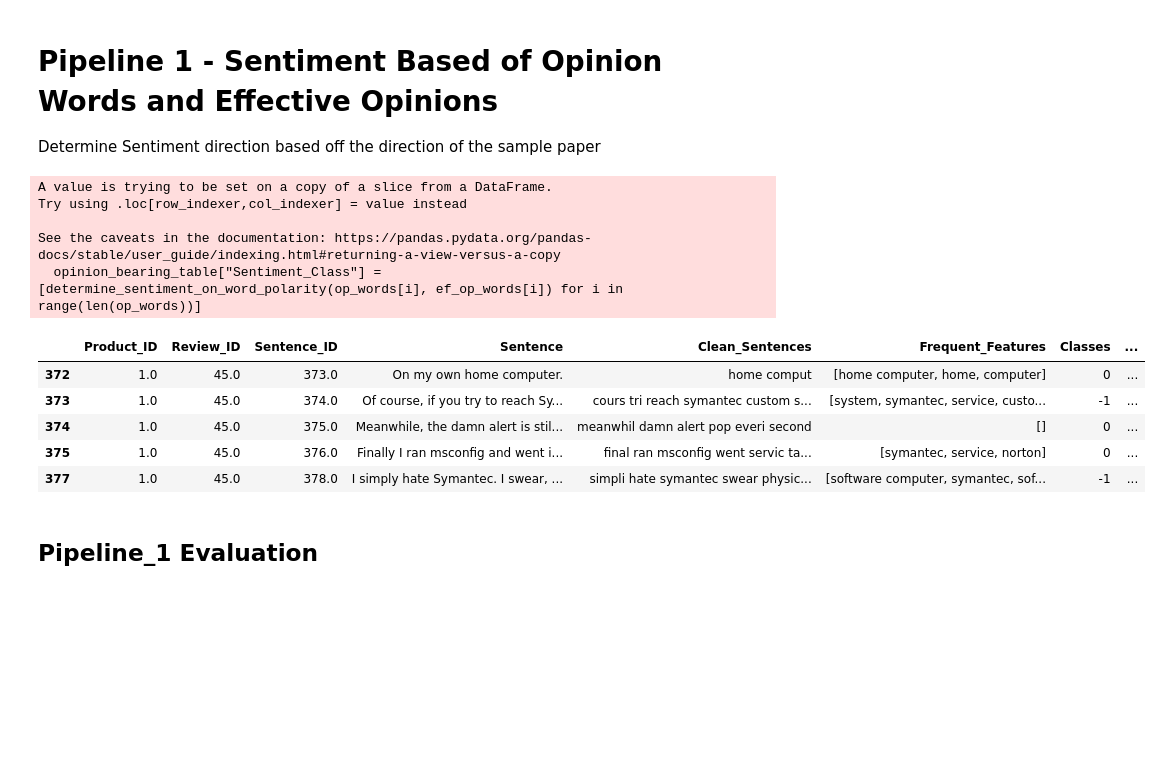
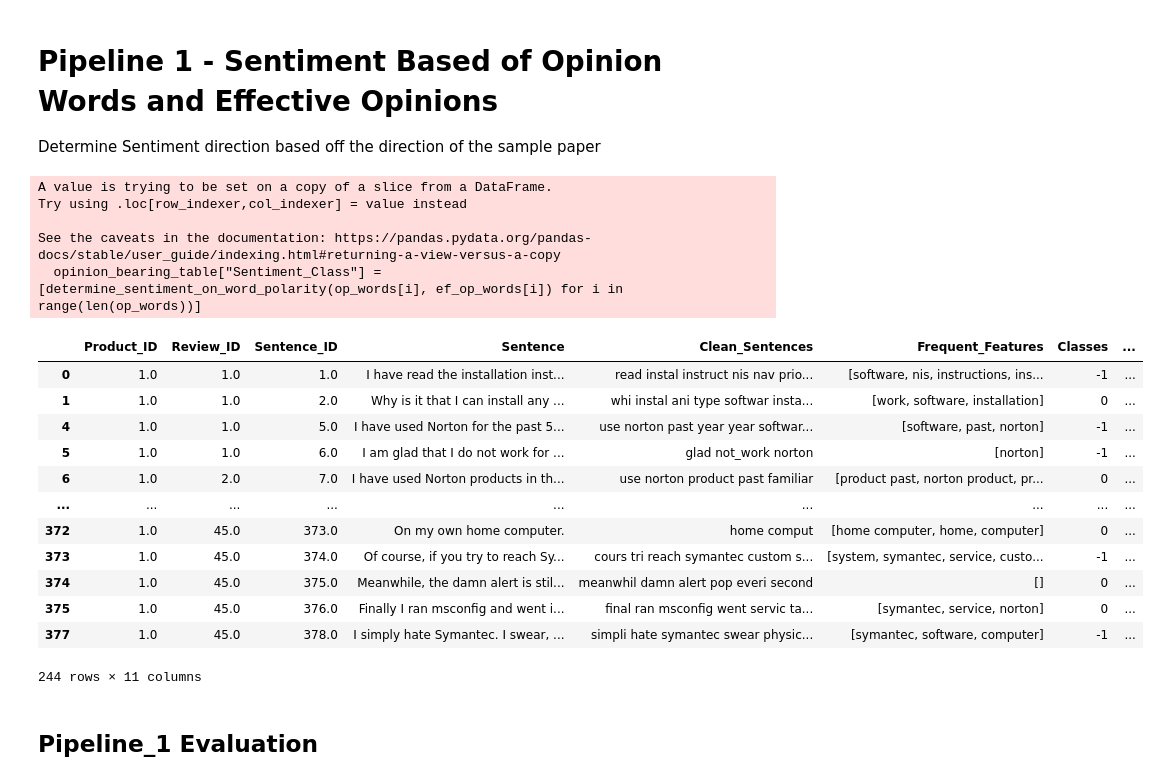
Before and after one commit to metajos/opinion-miner, a Jupyter notebook: testing.ipynb, the cells around one changed output. Saved outputs shown, nothing was run; the diff lists cells and outputs as text; code cells hidden in the pictures; blank space fills up the shorter version.

```diff
--- a/testing.ipynb
+++ b/testing.ipynb
@@ -468,39 +462,46 @@ def determine_polarity_with_negation(word):
     if "not " in word:
         word = word.replace("not", "")
         tb = TextBlob(word)
         polarity = tb.sentiment.polarity * -1
     else:
         # otherwise get the polarity of the word
         tb = TextBlob(word)
         polarity = tb.sentiment.polarity
     return polarity
 
 # seperate out those sentences that are setiment bearing - they have opinion words or effective opinions that directly influence the nouns and noun phrases
 df = transaction_tags.copy()
 opinion_bearing_table = df[(df['Opinion Words'].apply(len) > 0) | (df['Effective_Opinions'].apply(len) > 0)]
 op_words = opinion_bearing_table["Opinion Words"].values
 ef_op_words = opinion_bearing_table["Effective_Opinions"].values
 
 # perform the sentiment classification
 opinion_bearing_table["Sentiment_Class"] = [determine_sentiment_on_word_polarity(op_words[i], ef_op_words[i]) for i in range(len(op_words))]
 
 # save the file
 if SAVE:
     file = "Pipeline1_" + save_filename
     opinion_bearing_table.to_csv(file)
-opinion_bearing_table.tail()
+opinion_bearing_table
 # %% [output]
 A value is trying to be set on a copy of a slice from a DataFrame.
 Try using .loc[row_indexer,col_indexer] = value instead
 
 See the caveats in the documentation: https://pandas.pydata.org/pandas-docs/stable/user_guide/indexing.html#returning-a-view-versus-a-copy
   opinion_bearing_table["Sentiment_Class"] = [determine_sentiment_on_word_polarity(op_words[i], ef_op_words[i]) for i in range(len(op_words))]
 |  | Product_ID | Review_ID | Sentence_ID | Sentence | Clean_Sentences | Frequent_Features | Classes | ... |
+| 0 | 1.0 | 1.0 | 1.0 | I have read the installation inst... | read instal instruct nis nav prio... | [software, nis, instructions, ins... | -1 | ... |
+| 1 | 1.0 | 1.0 | 2.0 | Why is it that I can install any ... | whi instal ani type softwar insta... | [work, software, installation] | 0 | ... |
+| 4 | 1.0 | 1.0 | 5.0 | I have used Norton for the past 5... | use norton past year year softwar... | [software, past, norton] | -1 | ... |
+| 5 | 1.0 | 1.0 | 6.0 | I am glad that I do not work for ... | glad not_work norton | [norton] | -1 | ... |
+| 6 | 1.0 | 2.0 | 7.0 | I have used Norton products in th... | use norton product past familiar | [product past, norton product, pr... | 0 | ... |
+| ... | ... | ... | ... | ... | ... | ... | ... | ... |
 | 372 | 1.0 | 45.0 | 373.0 | On my own home computer. | home comput | [home computer, home, computer] | 0 | ... |
 | 373 | 1.0 | 45.0 | 374.0 | Of course, if you try to reach Sy... | cours tri reach symantec custom s... | [system, symantec, service, custo... | -1 | ... |
 | 374 | 1.0 | 45.0 | 375.0 | Meanwhile, the damn alert is stil... | meanwhil damn alert pop everi second | [] | 0 | ... |
 | 375 | 1.0 | 45.0 | 376.0 | Finally I ran msconfig and went i... | final ran msconfig went servic ta... | [symantec, service, norton] | 0 | ... |
-| 377 | 1.0 | 45.0 | 378.0 | I simply hate Symantec. I swear, ... | simpli hate symantec swear physic... | [software computer, symantec, sof... | -1 | ... |
+| 377 | 1.0 | 45.0 | 378.0 | I simply hate Symantec. I swear, ... | simpli hate symantec swear physic... | [symantec, software, computer] | -1 | ... |
+244 rows × 11 columns
 # %% [markdown]
 ## Pipeline_1 Evaluation
 # %%
```
Also changed, not shown: parts of 10 cells of this notebook, 9 other files.
